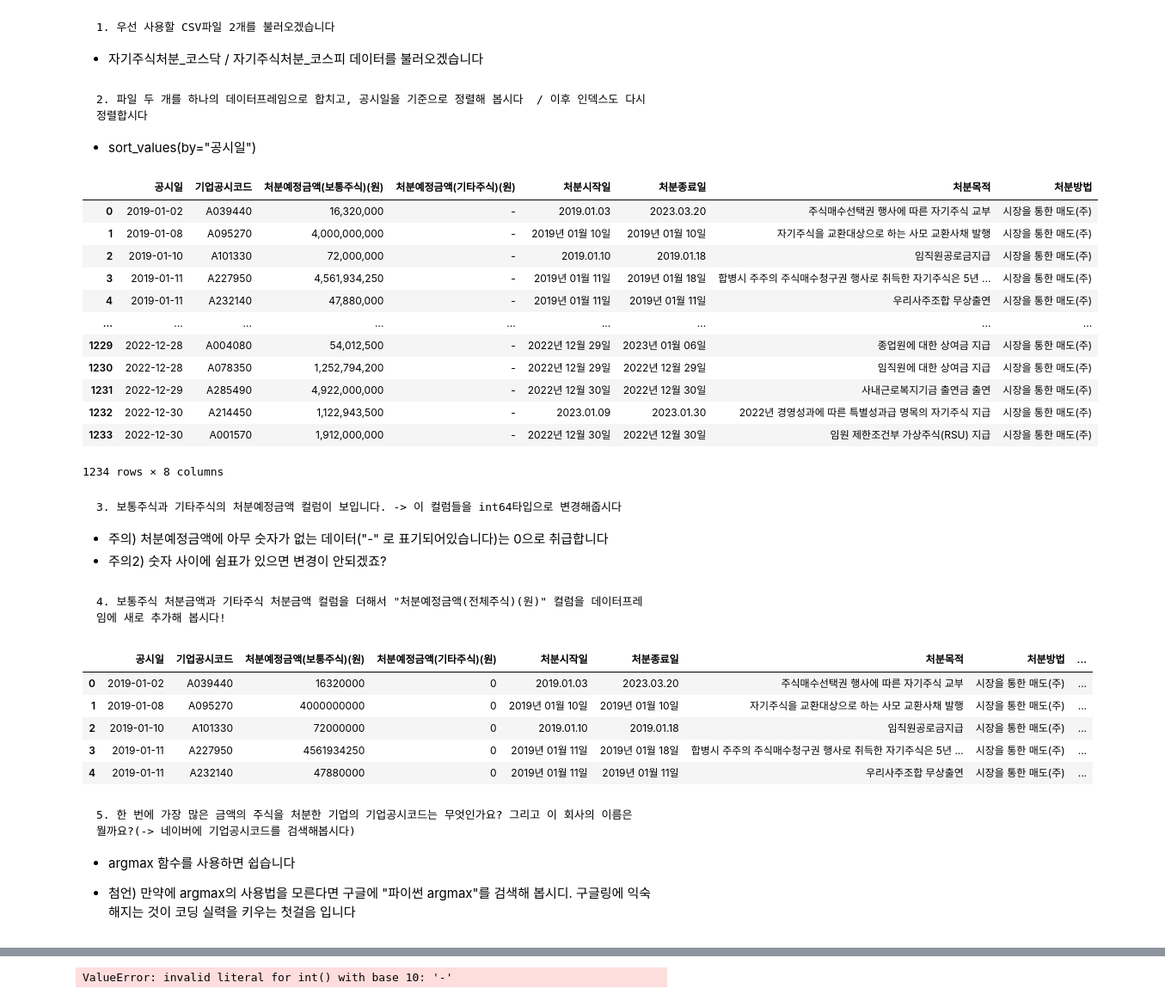
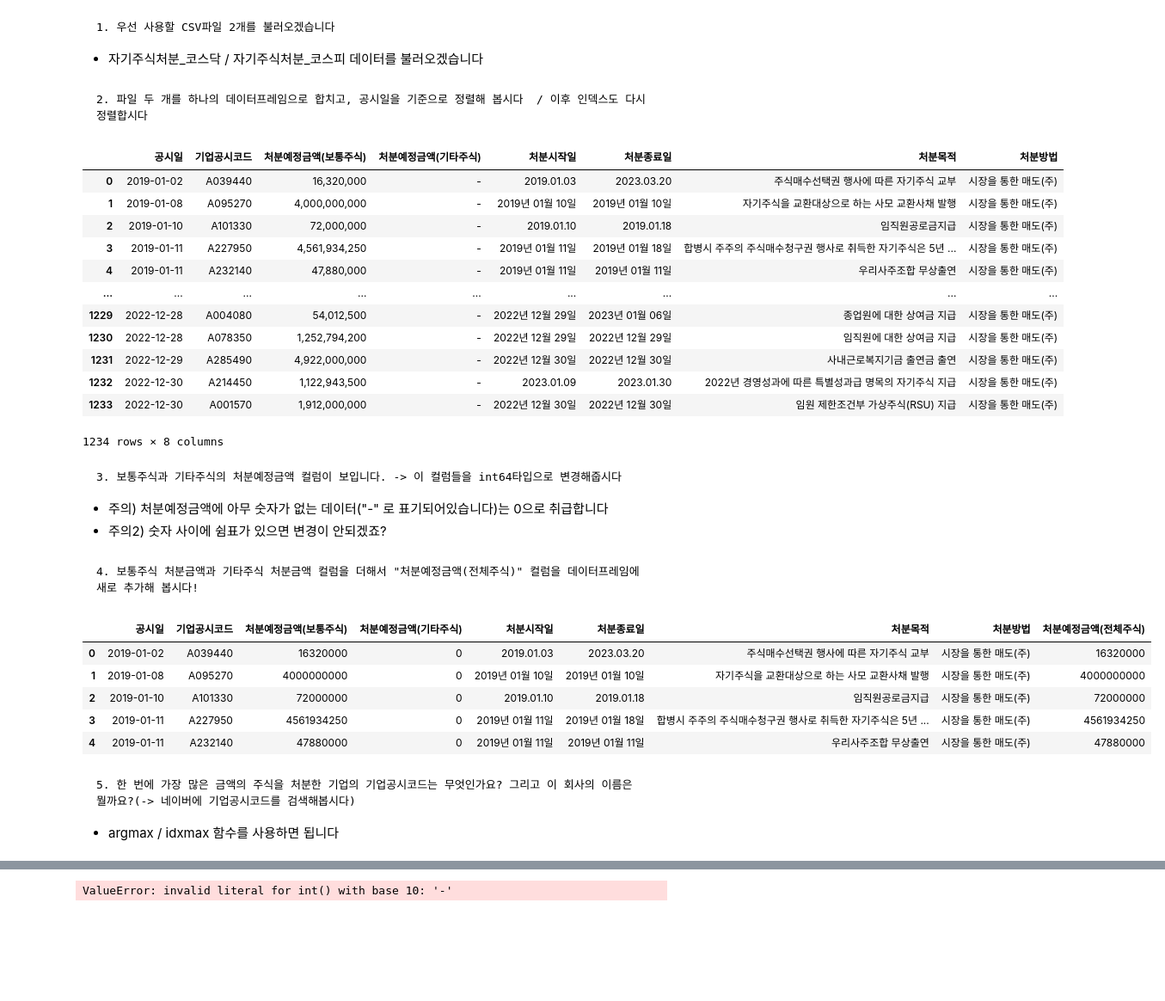
Before and after one commit to Je-Hyeon/FRstudy, a Jupyter notebook: 학기중_스터디/week3/3주차스터디_과제답안.ipynb, the cells around one changed output, grey strips where cells are left out. Shown at 86% size. Drawn from its saved outputs; the diff is of its cells as text; code cells hidden in the pictures; blank space fills up the shorter version.

```diff
--- a/학기중_스터디/week3/3주차스터디_과제답안.ipynb
+++ b/학기중_스터디/week3/3주차스터디_과제답안.ipynb
@@ -15,20 +15,18 @@ import pandas as pd
 * 자기주식처분_코스닥 / 자기주식처분_코스피 데이터를 불러오겠습니다
 # %%
 # 코드
-d = pd.read_csv("Data/자기주식처분_코스닥_연습문제용.csv", index_col=0)
-d2 = pd.read_csv("Data/자기주식처분_코스피_연습문제용.csv", index_col=0)
+kosdaq = pd.read_csv("Data/자기주식처분_코스닥_연습문제용.csv", index_col=0)
+kospi = pd.read_csv("Data/자기주식처분_코스피_연습문제용.csv", index_col=0)
 # %% [markdown]
     2. 파일 두 개를 하나의 데이터프레임으로 합치고, 공시일을 기준으로 정렬해 봅시다  / 이후 인덱스도 다시 정렬합시다
-
-* sort_values(by="공시일")
 # %%
 # 코드
-concat_df = pd.concat([d,d2]) \
+concat_df = pd.concat([kosdaq,kospi]) \
                 .sort_values("공시일") \
                 .reset_index(drop=True)
 concat_df
 # %% [output]
-|  | 공시일 | 기업공시코드 | 처분예정금액(보통주식)(원) | 처분예정금액(기타주식)(원) | 처분시작일 | 처분종료일 | 처분목적 | 처분방법 |
+|  | 공시일 | 기업공시코드 | 처분예정금액(보통주식) | 처분예정금액(기타주식) | 처분시작일 | 처분종료일 | 처분목적 | 처분방법 |
 | 0 | 2019-01-02 | A039440 | 16,320,000 | - | 2019.01.03 | 2023.03.20 | 주식매수선택권 행사에 따른 자기주식 교부 | 시장을 통한 매도(주) |
 | 1 | 2019-01-08 | A095270 | 4,000,000,000 | - | 2019년 01월 10일 | 2019년 01월 10일 | 자기주식을 교환대상으로 하는 사모 교환사채 발행 | 시장을 통한 매도(주) |
 | 2 | 2019-01-10 | A101330 | 72,000,000 | - | 2019.01.10 | 2019.01.18 | 임직원공로금지급 | 시장을 통한 매도(주) |
@@ -48,33 +46,31 @@ concat_df
   * 주의2) 숫자 사이에 쉼표가 있으면 변경이 안되겠죠?
 # %%
 # 코드
-concat_df["처분예정금액(보통주식)(원)"] = concat_df["처분예정금액(보통주식)(원)"]    \
+concat_df["처분예정금액(보통주식)"] = concat_df["처분예정금액(보통주식)"]    \
                                                 .str.replace(",","")  \
                                                 .str.replace("-","0") \
                                                 .astype("int64")
 
-concat_df["처분예정금액(기타주식)(원)"] = concat_df["처분예정금액(기타주식)(원)"] \
+concat_df["처분예정금액(기타주식)"] = concat_df["처분예정금액(기타주식)"] \
                                                 .str.replace(",","")  \
                                                 .str.replace("-","0") \
                                                 .astype("int64")
 # %% [markdown]
-    4. 보통주식 처분금액과 기타주식 처분금액 컬럼을 더해서 "처분예정금액(전체주식)(원)" 컬럼을 데이터프레임에 새로 추가해 봅시다!
+    4. 보통주식 처분금액과 기타주식 처분금액 컬럼을 더해서 "처분예정금액(전체주식)" 컬럼을 데이터프레임에 새로 추가해 봅시다!
 # %%
 # 코드
-concat_df["처분예정금액(전체주식)(원)"] = concat_df["처분예정금액(보통주식)(원)"] + concat_df["처분예정금액(기타주식)(원)"]
+concat_df["처분예정금액(전체주식)"] = concat_df["처분예정금액(보통주식)"] + concat_df["처분예정금액(기타주식)"]
 concat_df.head()
 # %% [output]
-|  | 공시일 | 기업공시코드 | 처분예정금액(보통주식)(원) | 처분예정금액(기타주식)(원) | 처분시작일 | 처분종료일 | 처분목적 | 처분방법 | ... |
-| 0 | 2019-01-02 | A039440 | 16320000 | 0 | 2019.01.03 | 2023.03.20 | 주식매수선택권 행사에 따른 자기주식 교부 | 시장을 통한 매도(주) | ... |
-| 1 | 2019-01-08 | A095270 | 4000000000 | 0 | 2019년 01월 10일 | 2019년 01월 10일 | 자기주식을 교환대상으로 하는 사모 교환사채 발행 | 시장을 통한 매도(주) | ... |
-| 2 | 2019-01-10 | A101330 | 72000000 | 0 | 2019.01.10 | 2019.01.18 | 임직원공로금지급 | 시장을 통한 매도(주) | ... |
-| 3 | 2019-01-11 | A227950 | 4561934250 | 0 | 2019년 01월 11일 | 2019년 01월 18일 | 합병시 주주의 주식매수청구권 행사로 취득한 자기주식은 5년 ... | 시장을 통한 매도(주) | ... |
-| 4 | 2019-01-11 | A232140 | 47880000 | 0 | 2019년 01월 11일 | 2019년 01월 11일 | 우리사주조합 무상출연 | 시장을 통한 매도(주) | ... |
+|  | 공시일 | 기업공시코드 | 처분예정금액(보통주식) | 처분예정금액(기타주식) | 처분시작일 | 처분종료일 | 처분목적 | 처분방법 | 처분예정금액(전체주식) |
+| 0 | 2019-01-02 | A039440 | 16320000 | 0 | 2019.01.03 | 2023.03.20 | 주식매수선택권 행사에 따른 자기주식 교부 | 시장을 통한 매도(주) | 16320000 |
+| 1 | 2019-01-08 | A095270 | 4000000000 | 0 | 2019년 01월 10일 | 2019년 01월 10일 | 자기주식을 교환대상으로 하는 사모 교환사채 발행 | 시장을 통한 매도(주) | 4000000000 |
+| 2 | 2019-01-10 | A101330 | 72000000 | 0 | 2019.01.10 | 2019.01.18 | 임직원공로금지급 | 시장을 통한 매도(주) | 72000000 |
+| 3 | 2019-01-11 | A227950 | 4561934250 | 0 | 2019년 01월 11일 | 2019년 01월 18일 | 합병시 주주의 주식매수청구권 행사로 취득한 자기주식은 5년 ... | 시장을 통한 매도(주) | 4561934250 |
+| 4 | 2019-01-11 | A232140 | 47880000 | 0 | 2019년 01월 11일 | 2019년 01월 11일 | 우리사주조합 무상출연 | 시장을 통한 매도(주) | 47880000 |
 # %% [markdown]
     5. 한 번에 가장 많은 금액의 주식을 처분한 기업의 기업공시코드는 무엇인가요? 그리고 이 회사의 이름은 뭘까요?(-> 네이버에 기업공시코드를 검색해봅시다)
 
-* argmax 함수를 사용하면 쉽습니다
-
-* 첨언) 만약에 argmax의 사용법을 모른다면 구글에 "파이썬 argmax"를 검색해 봅시디. 구글링에 익숙해지는 것이 코딩 실력을 키우는 첫걸음 입니다
+* argmax / idxmax 함수를 사용하면 됩니다
 # %%
 # 코드
```
Also changed, not shown: parts of 10 cells of this notebook, 7 other files.
